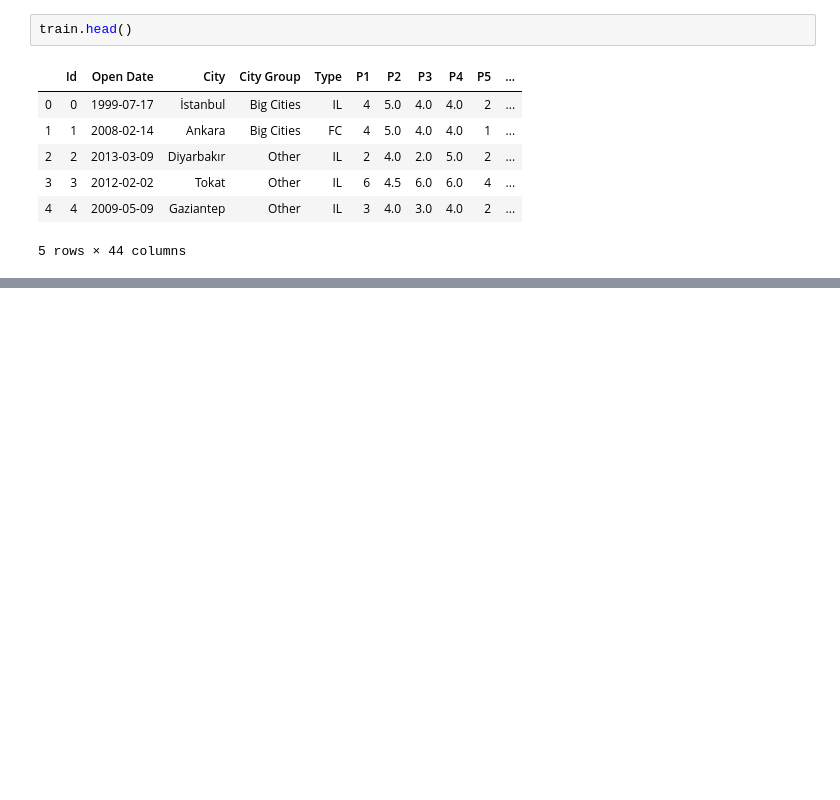
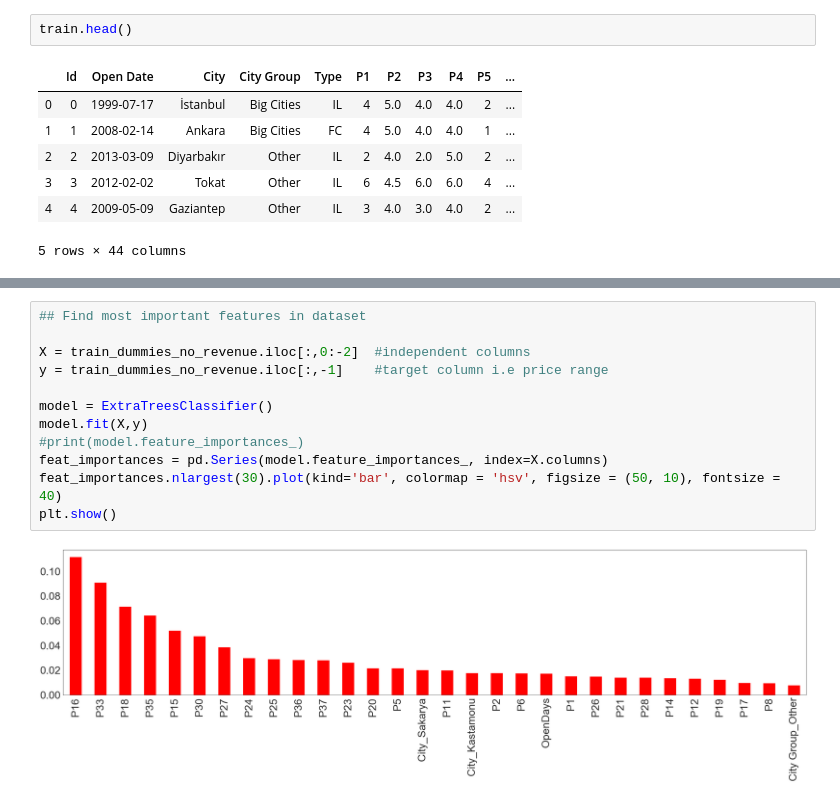
Before and after one commit to andrewdicks11/370KaggleComp, a Jupyter notebook: kagle_restaurant_revenues_presentation.ipynb, the cells around one changed output, grey strips where cells are left out. Saved outputs shown, nothing was run; the diff lists cells and outputs as text; blank space fills up the shorter version.

```diff
--- a/kagle_restaurant_revenues_presentation.ipynb
+++ b/kagle_restaurant_revenues_presentation.ipynb
@@ -109,0 +114,14 @@ train_dummies.head(1)
+# %%
+## Find most important features in dataset
+
+X = train_dummies_no_revenue.iloc[:,0:-2]  #independent columns
+y = train_dummies_no_revenue.iloc[:,-1]    #target column i.e price range
+
+model = ExtraTreesClassifier()
+model.fit(X,y)
+#print(model.feature_importances_)
+feat_importances = pd.Series(model.feature_importances_, index=X.columns)
+feat_importances.nlargest(30).plot(kind='bar', colormap = 'hsv', figsize = (50, 10), fontsize = 40)
+plt.show()
+# %% [output]
+[figure, added]
```
Also changed, not shown: parts of 12 cells of this notebook, 1 other file.
